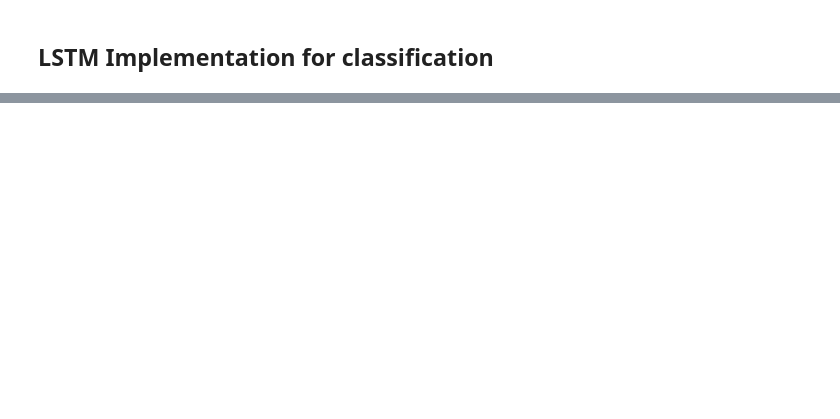
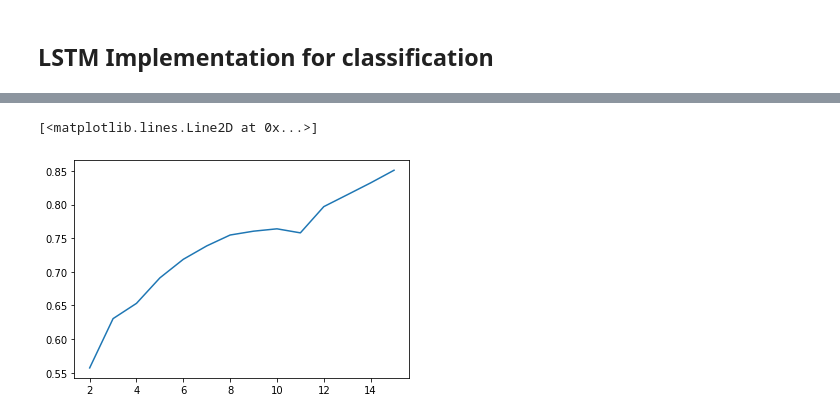
Before and after one commit to ncsa/CPRHD_WNV_GI, a Jupyter notebook: CDC Challenge_model.ipynb, the cells around one changed output, grey strips where cells are left out. Cells and saved outputs as stored; diff of their text form; code cells hidden in the pictures; blank space fills up the shorter version.

```diff
--- a/CDC Challenge_model.ipynb
+++ b/CDC Challenge_model.ipynb
@@ -255,0 +352,5 @@ print(metrics.classification_report(true_val_class, pred_val_class))
+# %%
+plt.plot(x,y_train)
+# %% [output]
+[<matplotlib.lines.Line2D at 0x...>]
+[figure, added]
```
Also changed, not shown: parts of 17 cells of this notebook, 1 other file.
